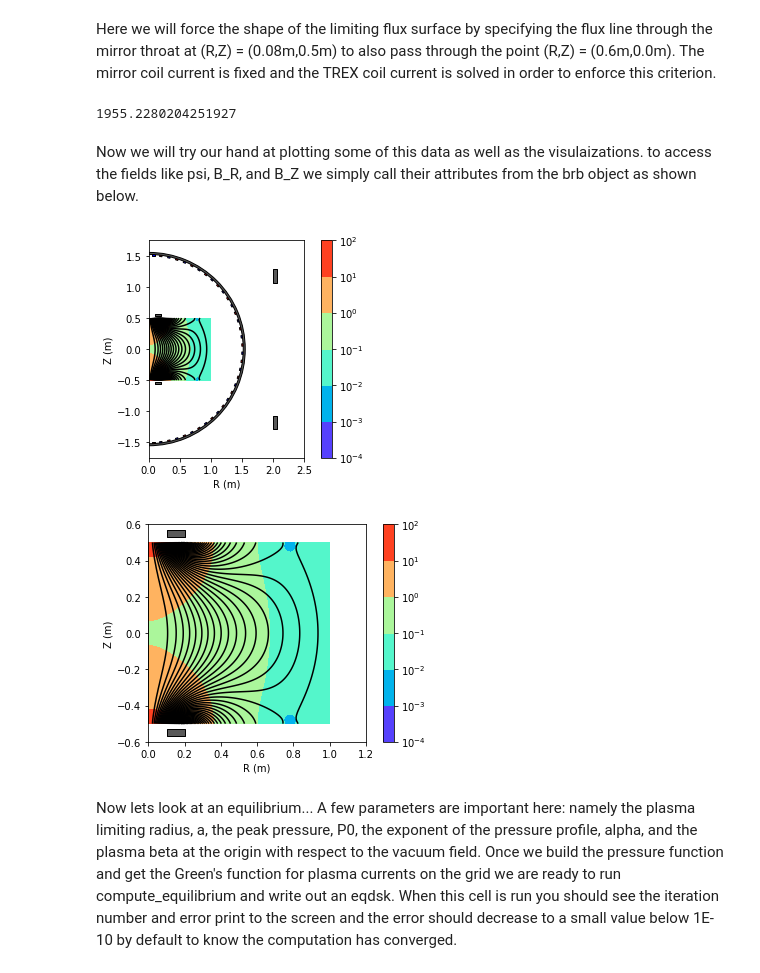
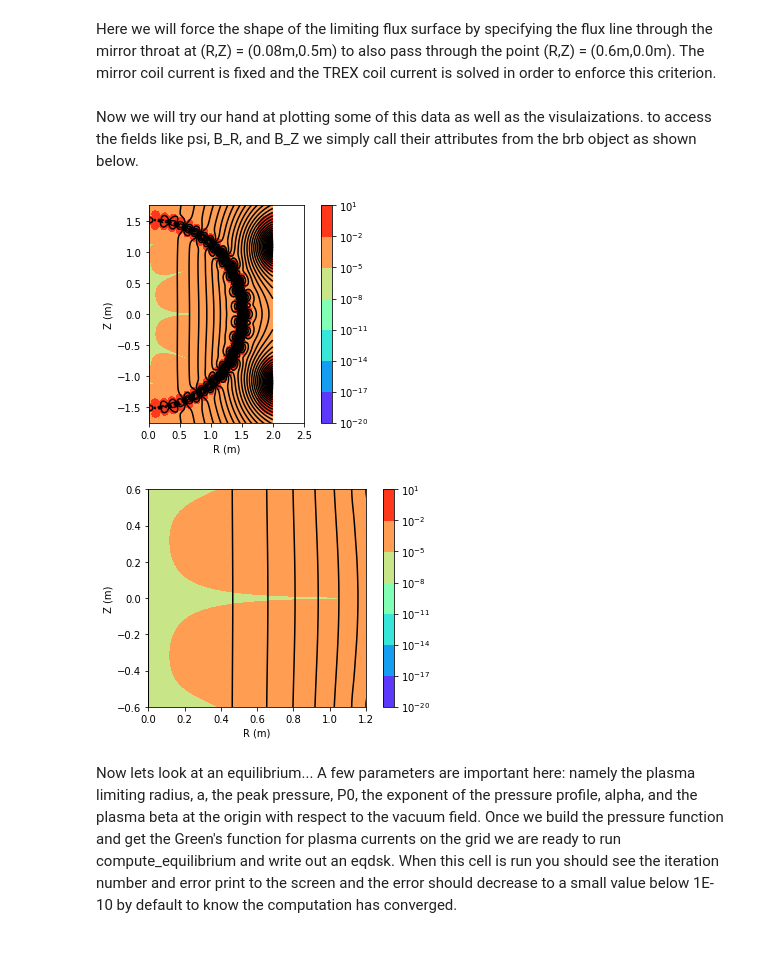
Before and after one commit to eepeterson/pleiades, a Jupyter notebook: examples/jupyter/pleiades_intro.ipynb, the cells around one changed output. Cells and saved outputs as stored; diff of their text form; code cells hidden in the pictures.

```diff
--- a/examples/jupyter/pleiades_intro.ipynb
+++ b/examples/jupyter/pleiades_intro.ipynb
@@ -56,58 +53,54 @@ brb.grid = RZgrid
 Here we will force the shape of the limiting flux surface by specifying the flux line through the mirror throat at (R,Z) = (0.08m,0.5m) to also pass through the point (R,Z) = (0.6m,0.0m). The mirror coil current is fixed and the TREX coil current is solved in order to enforce this criterion.
 # %%
 # force psi_lim through rlim1,zlim1 and rlim2,zlim2
-rlim1,zlim1 = 0.08,0.5
-rlim2,zlim2 = 0.6,0.0
-r1idx,z1idx = np.abs(R[0,:]-rlim1).argmin(), np.abs(Z[:,0]-zlim1).argmin()
-r2idx,z2idx = np.abs(R[0,:]-rlim2).argmin(), np.abs(Z[:,0]-zlim2).argmin()
-gm1,gm2 = np.sum(brb.mirrors.gpsi,axis=-1).reshape(R.shape)[z1idx,r1idx], np.sum(brb.mirrors.gpsi,axis=-1).reshape(R.shape)[z2idx,r2idx]
-gc1,gc2 = np.sum(brb.trex.gpsi,axis=-1).reshape(R.shape)[z1idx,r1idx], np.sum(brb.trex.gpsi,axis=-1).reshape(R.shape)[z2idx,r2idx]
-gp1,gp2 = 0, 0
-iplas = 0
-new_trex_cur = -((gm1-gm2)*brb.mirrors.currents[0] + (gp1-gp2)*iplas)/(gc1 - gc2)
-print(new_trex_cur)
-brb.trex.currents = [new_trex_cur,new_trex_cur]
+#rlim1,zlim1 = 0.08,0.5
+#rlim2,zlim2 = 0.6,0.0
+#r1idx,z1idx = np.abs(R[0,:]-rlim1).argmin(), np.abs(Z[:,0]-zlim1).argmin()
+#r2idx,z2idx = np.abs(R[0,:]-rlim2).argmin(), np.abs(Z[:,0]-zlim2).argmin()
+#gm1,gm2 = np.sum(brb.mirrors.gpsi,axis=-1).reshape(R.shape)[z1idx,r1idx], np.sum(brb.mirrors.gpsi,axis=-1).reshape(R.shape)[z2idx,r2idx]
+#gc1,gc2 = np.sum(brb.trex.gpsi,axis=-1).reshape(R.shape)[z1idx,r1idx], np.sum(brb.trex.gpsi,axis=-1).reshape(R.shape)[z2idx,r2idx]
+#gp1,gp2 = 0, 0
+#iplas = 0
+#new_trex_cur = -((gm1-gm2)*brb.mirrors.currents[0] + (gp1-gp2)*iplas)/(gc1 - gc2)
+#print(new_trex_cur)
+#brb.trex.currents = [new_trex_cur,new_trex_cur]
-# %% [output]
-1955.2280204251927
 # %% [markdown]
 Now we will try our hand at plotting some of this data as well as the visulaizations. to access the fields like psi, B_R, and B_Z we simply call their attributes from the brb object as shown below.
 # %%
 # get desired field quantities from brb object and view coilset
-B = np.sqrt(brb.BR**2+brb.BZ**2)
-BR = brb.BR
-BZ = brb.BZ
-psi = brb.psi
-psi_lim = locs_to_vals(R,Z,psi,[(rlim1,zlim1)])[0]
-psi_space = np.linspace(0,psi_lim,11)
+B = np.sqrt(brb.BR()**2 + brb.BZ()**2).reshape(R.shape)
+BR = brb.BR().reshape(R.shape)
+BZ = brb.BZ().reshape(R.shape)
+psi = brb.psi().reshape(R.shape)
+psi_lim = locs_to_vals(R, Z, psi, [(1.25, 0)])[0]
+psi_space = np.linspace(0, psi_lim, 11)
 
 # Plotting Section
-fig,ax = plt.subplots()
-cf = ax.contourf(R,Z,B,101,cmap="rainbow",locator=ticker.LogLocator())
-ax.contour(R,Z,psi,51,colors="k")
+fig, ax = plt.subplots()
+cf = ax.contourf(R, Z, B, 101, cmap="rainbow", locator=ticker.LogLocator())
+ax.contour(R, Z, psi, 51, colors="k")
 plt.colorbar(cf)
-ax.set_xlim(0,2.5)
-ax.set_ylim(-1.75,1.75)
+ax.set_xlim(0, 2.5)
+ax.set_ylim(-1.75, 1.75)
 ax.set_xlabel("R (m)")
 ax.set_ylabel("Z (m)")
 ax.set_aspect(1)
-ax.add_collection(brb.patch_coll)
 plt.show()
 
 # Zoomed in Plotting Section
 fig,ax = plt.subplots()
 cf = ax.contourf(R,Z,B,101,cmap="rainbow",locator=ticker.LogLocator())
 ax.contour(R,Z,psi,51,colors="k")
 plt.colorbar(cf)
 ax.set_xlim(0,1.2)
 ax.set_ylim(-.6,.6)
 ax.set_xlabel("R (m)")
 ax.set_ylabel("Z (m)")
 ax.set_aspect(1)
-ax.add_collection(brb.patch_coll)
 plt.show()
 # %% [output]
-[figure, old version]
+[figure, new version]
-[figure, old version]
+[figure, new version]
 # %% [markdown]
 Now lets look at an equilibrium... A few parameters are important here: namely the plasma limiting radius, a, the peak pressure, P0, the exponent of the pressure profile, alpha, and the plasma beta at the origin with respect to the vacuum field. Once we build the pressure function and get the Green's function for plasma currents on the grid we are ready to run compute_equilibrium and write out an eqdsk. When this cell is run you should see the iteration number and error print to the screen and the error should decrease to a small value below 1E-10 by default to know the computation has converged.
 # %%
```
Also changed, not shown: parts of 6 cells of this notebook, 2 other files.
